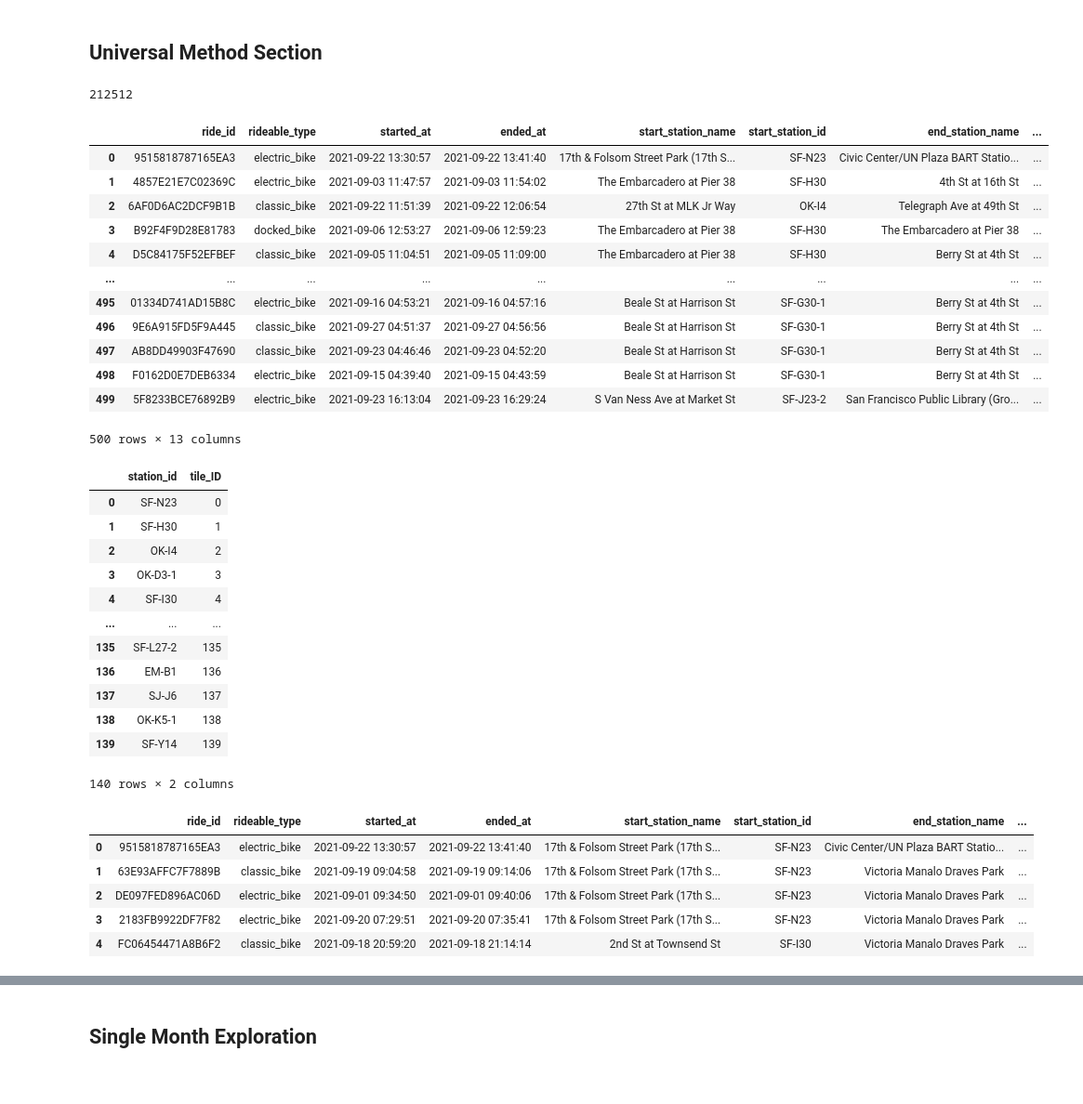
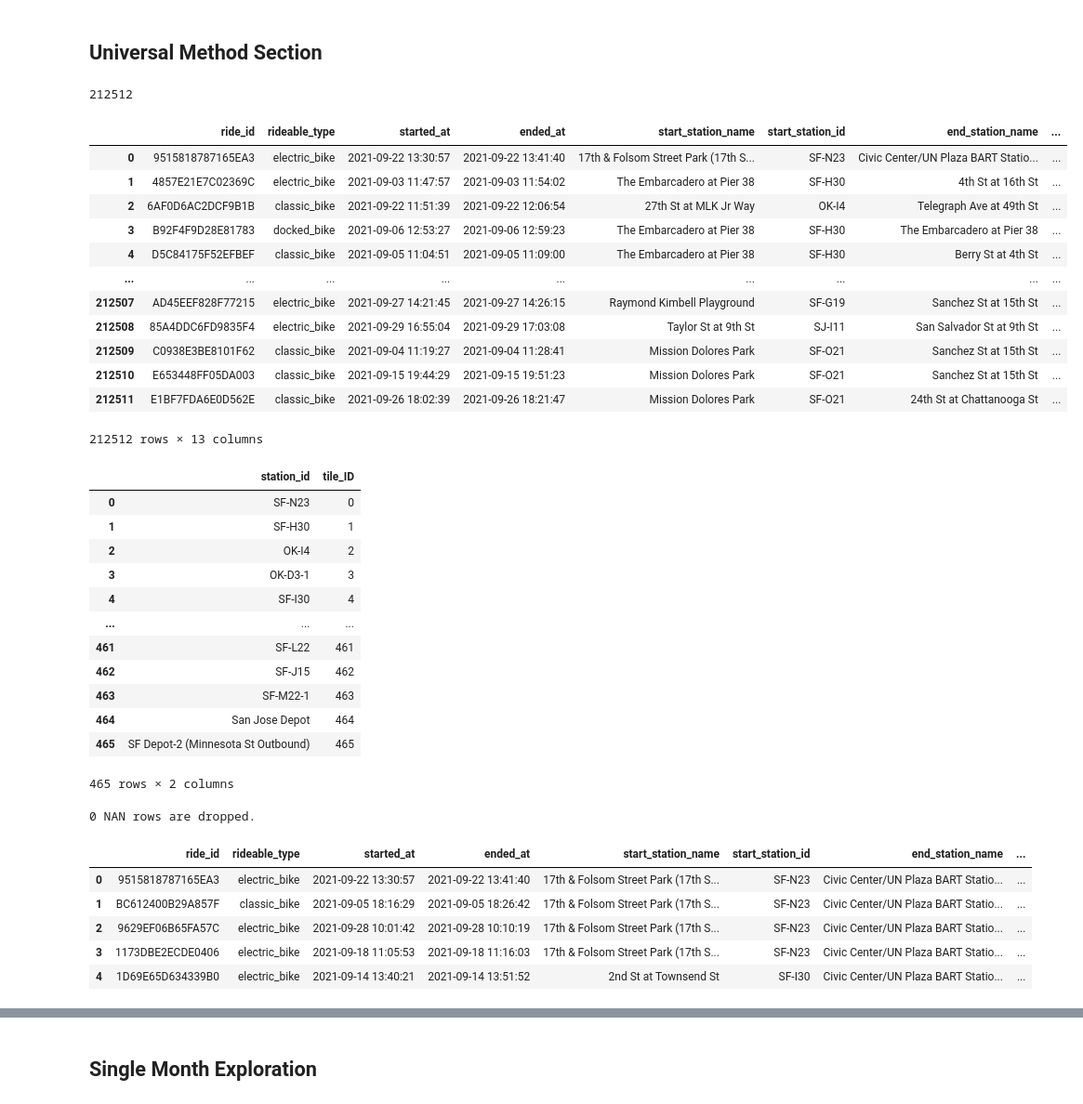
Before and after one commit to 6shun/Lyft-BayWheel, a Jupyter notebook: CE263_Project.ipynb, the cells around one changed output, grey strips where cells are left out. Shown at 93% size. Drawn from its saved outputs; the diff is of its cells as text; code cells hidden in the pictures.

```diff
--- a/CE263_Project.ipynb
+++ b/CE263_Project.ipynb
@@ -88,26 +86,26 @@ def LoadZipFileRemotely(url_string):
 # %%
 df_csv = LoadZipFile('data/202109-baywheels-tripdata.csv.zip')
 df_csv.head(3)
 print(len(df_csv))
 # Crop df_csv for ease of debug & running
 # NEED TO DELETE
-df_csv = df_csv.head(500)
+#df_csv = df_csv.head(7000)
 df_csv
 # %% [output]
 212512
 |  | ride_id | rideable_type | started_at | ended_at | start_station_name | start_station_id | end_station_name | ... |
 | 0 | 9515818787165EA3 | electric_bike | 2021-09-22 13:30:57 | 2021-09-22 13:41:40 | 17th & Folsom Street Park (17th S... | SF-N23 | Civic Center/UN Plaza BART Statio... | ... |
 | 1 | 4857E21E7C02369C | electric_bike | 2021-09-03 11:47:57 | 2021-09-03 11:54:02 | The Embarcadero at Pier 38 | SF-H30 | 4th St at 16th St | ... |
 | 2 | 6AF0D6AC2DCF9B1B | classic_bike | 2021-09-22 11:51:39 | 2021-09-22 12:06:54 | 27th St at MLK Jr Way | OK-I4 | Telegraph Ave at 49th St | ... |
 | 3 | B92F4F9D28E81783 | docked_bike | 2021-09-06 12:53:27 | 2021-09-06 12:59:23 | The Embarcadero at Pier 38 | SF-H30 | The Embarcadero at Pier 38 | ... |
 | 4 | D5C84175F52EFBEF | classic_bike | 2021-09-05 11:04:51 | 2021-09-05 11:09:00 | The Embarcadero at Pier 38 | SF-H30 | Berry St at 4th St | ... |
 | ... | ... | ... | ... | ... | ... | ... | ... | ... |
-| 495 | 01334D741AD15B8C | electric_bike | 2021-09-16 04:53:21 | 2021-09-16 04:57:16 | Beale St at Harrison St | SF-G30-1 | Berry St at 4th St | ... |
-| 496 | 9E6A915FD5F9A445 | classic_bike | 2021-09-27 04:51:37 | 2021-09-27 04:56:56 | Beale St at Harrison St | SF-G30-1 | Berry St at 4th St | ... |
-| 497 | AB8DD49903F47690 | classic_bike | 2021-09-23 04:46:46 | 2021-09-23 04:52:20 | Beale St at Harrison St | SF-G30-1 | Berry St at 4th St | ... |
-| 498 | F0162D0E7DEB6334 | electric_bike | 2021-09-15 04:39:40 | 2021-09-15 04:43:59 | Beale St at Harrison St | SF-G30-1 | Berry St at 4th St | ... |
-| 499 | 5F8233BCE76892B9 | electric_bike | 2021-09-23 16:13:04 | 2021-09-23 16:29:24 | S Van Ness Ave at Market St | SF-J23-2 | San Francisco Public Library (Gro... | ... |
+| 212507 | AD45EEF828F77215 | electric_bike | 2021-09-27 14:21:45 | 2021-09-27 14:26:15 | Raymond Kimbell Playground | SF-G19 | Sanchez St at 15th St | ... |
+| 212508 | 85A4DDC6FD9835F4 | electric_bike | 2021-09-29 16:55:04 | 2021-09-29 17:03:08 | Taylor St at 9th St | SJ-I11 | San Salvador St at 9th St | ... |
+| 212509 | C0938E3BE8101F62 | classic_bike | 2021-09-04 11:19:27 | 2021-09-04 11:28:41 | Mission Dolores Park | SF-O21 | Sanchez St at 15th St | ... |
+| 212510 | E653448FF05DA003 | classic_bike | 2021-09-15 19:44:29 | 2021-09-15 19:51:23 | Mission Dolores Park | SF-O21 | Sanchez St at 15th St | ... |
+| 212511 | E1BF7FDA6E0D562E | classic_bike | 2021-09-26 18:02:39 | 2021-09-26 18:21:47 | Mission Dolores Park | SF-O21 | 24th St at Chattanooga St | ... |
-500 rows × 13 columns
+212512 rows × 13 columns
 # %%
 #COMPLETE
 # Create Station reference dataframe with assigned ID
@@ -128,6 +126,8 @@ def CreateStationDF(df_csv):
     return station_df
 station_df = CreateStationDF(df_csv)
 station_df
+station_df.drop(station_df.tail(3).index,inplace=True)
+station_df
 # %% [output]
 |  | station_id | tile_ID |
 | 0 | SF-N23 | 0 |
@@ -136,12 +136,12 @@ station_df
 | 3 | OK-D3-1 | 3 |
 | 4 | SF-I30 | 4 |
 | ... | ... | ... |
-| 135 | SF-L27-2 | 135 |
-| 136 | EM-B1 | 136 |
-| 137 | SJ-J6 | 137 |
-| 138 | OK-K5-1 | 138 |
-| 139 | SF-Y14 | 139 |
+| 461 | SF-L22 | 461 |
+| 462 | SF-J15 | 462 |
+| 463 | SF-M22-1 | 463 |
+| 464 | San Jose Depot | 464 |
+| 465 | SF Depot-2 (Minnesota St Outbound) | 465 |
-140 rows × 2 columns
+465 rows × 2 columns
 # %%
 # COMPLETE
 def AddTileID2DF (df_csv, station_df):
@@ -156,16 +156,22 @@ def AddTileID2DF (df_csv, station_df):
     df_csv_new = pd.merge(df_csv_new, station_df, left_on='end_station_id', right_on='station_id')
     df_csv_new.rename(columns={'tile_ID':'tile_ID_end'}, inplace=True)
     df_csv_new = df_csv_new.drop(['station_id_x',  'station_id_y'], axis=1)
-    df_csv_new.head()
+
+    before_drop = len(df_csv_new)
+    df_csv_new = df_csv_new.dropna(axis=1)
+    after_drop = len(df_csv_new)
+    print(before_drop-after_drop, 'NAN rows are dropped.')
+
     return df_csv_new
 
 df_csv_new = AddTileID2DF(df_csv, station_df)
 df_csv_new.head(5)
 # %% [output]
+0 NAN rows are dropped.
 |  | ride_id | rideable_type | started_at | ended_at | start_station_name | start_station_id | end_station_name | ... |
 | 0 | 9515818787165EA3 | electric_bike | 2021-09-22 13:30:57 | 2021-09-22 13:41:40 | 17th & Folsom Street Park (17th S... | SF-N23 | Civic Center/UN Plaza BART Statio... | ... |
-| 1 | 63E93AFFC7F7889B | classic_bike | 2021-09-19 09:04:58 | 2021-09-19 09:14:06 | 17th & Folsom Street Park (17th S... | SF-N23 | Victoria Manalo Draves Park | ... |
-| 2 | DE097FED896AC06D | electric_bike | 2021-09-01 09:34:50 | 2021-09-01 09:40:06 | 17th & Folsom Street Park (17th S... | SF-N23 | Victoria Manalo Draves Park | ... |
-| 3 | 2183FB9922DF7F82 | electric_bike | 2021-09-20 07:29:51 | 2021-09-20 07:35:41 | 17th & Folsom Street Park (17th S... | SF-N23 | Victoria Manalo Draves Park | ... |
-| 4 | FC06454471A8B6F2 | classic_bike | 2021-09-18 20:59:20 | 2021-09-18 21:14:14 | 2nd St at Townsend St | SF-I30 | Victoria Manalo Draves Park | ... |
+| 1 | BC612400B29A857F | classic_bike | 2021-09-05 18:16:29 | 2021-09-05 18:26:42 | 17th & Folsom Street Park (17th S... | SF-N23 | Civic Center/UN Plaza BART Statio... | ... |
+| 2 | 9629EF06B65FA57C | electric_bike | 2021-09-28 10:01:42 | 2021-09-28 10:10:19 | 17th & Folsom Street Park (17th S... | SF-N23 | Civic Center/UN Plaza BART Statio... | ... |
+| 3 | 1173DBE2ECDE0406 | electric_bike | 2021-09-18 11:05:53 | 2021-09-18 11:16:03 | 17th & Folsom Street Park (17th S... | SF-N23 | Civic Center/UN Plaza BART Statio... | ... |
+| 4 | 1D69E65D634339B0 | electric_bike | 2021-09-14 13:40:21 | 2021-09-14 13:51:52 | 2nd St at Townsend St | SF-I30 | Civic Center/UN Plaza BART Statio... | ... |
 # %%
```
Also changed, not shown: parts of 7 cells of this notebook.
